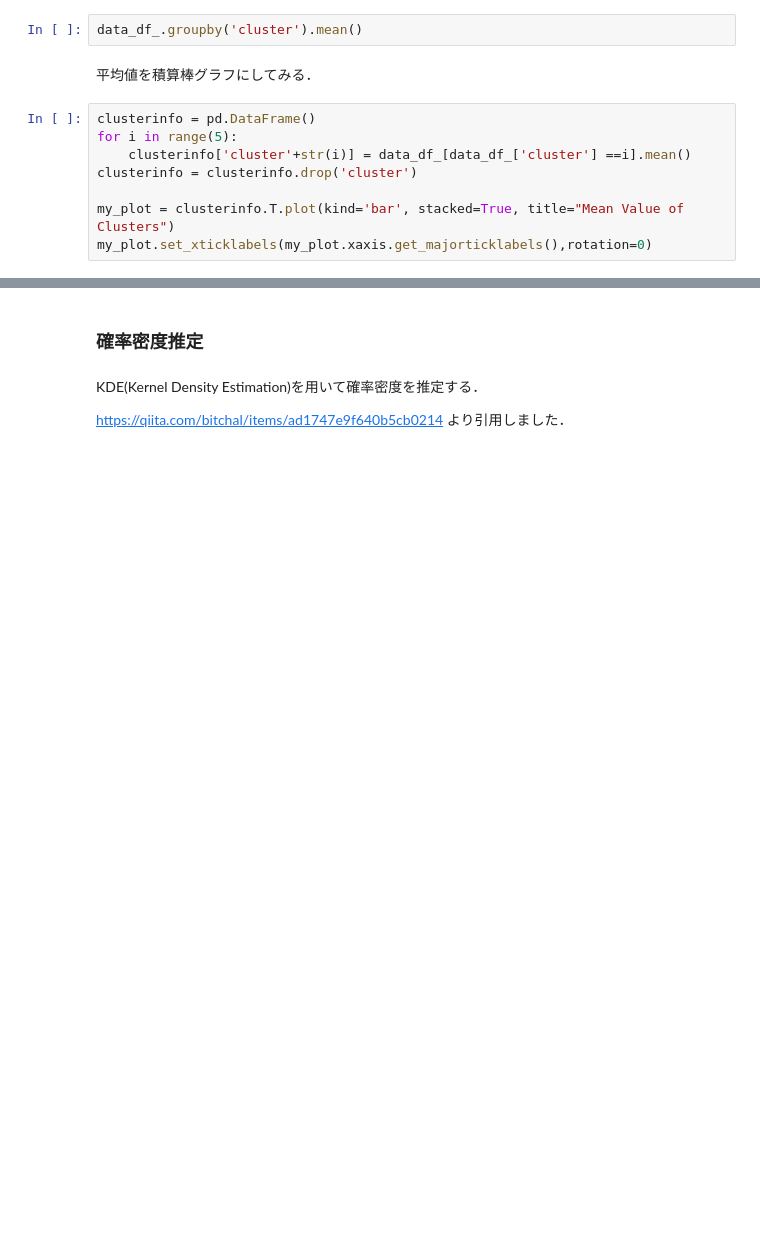
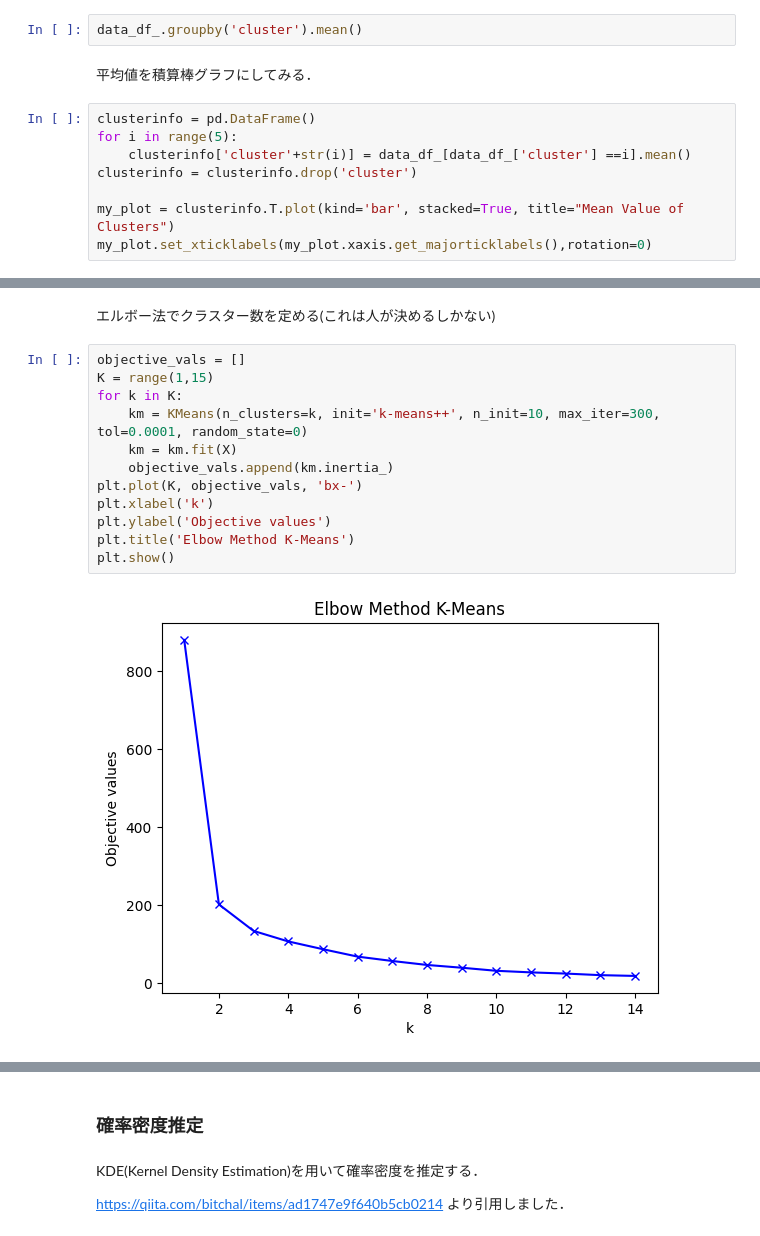
Before and after one commit to yasyamauchi/education, a Jupyter notebook: 2023AI.ipynb, the cells around one changed output, grey strips where cells are left out. Saved outputs shown, nothing was run; the diff lists cells and outputs as text; blank space fills up the shorter version.

```diff
--- a/2023AI.ipynb
+++ b/2023AI.ipynb
@@ -1050,0 +1112,16 @@ my_plot.set_xticklabels(my_plot.xaxis.get_majorticklabels(),rotation=0)
+# %% [markdown]
+エルボー法でクラスター数を定める(これは人が決めるしかない)
+# %%
+objective_vals = []
+K = range(1,15)
+for k in K:
+    km = KMeans(n_clusters=k, init='k-means++', n_init=10, max_iter=300, tol=0.0001, random_state=0)
+    km = km.fit(X)
+    objective_vals.append(km.inertia_)
+plt.plot(K, objective_vals, 'bx-')
+plt.xlabel('k')
+plt.ylabel('Objective values')
+plt.title('Elbow Method K-Means')
+plt.show()
+# %% [output]
+[figure, added]
```
Also changed, not shown: parts of 19 cells of this notebook.
